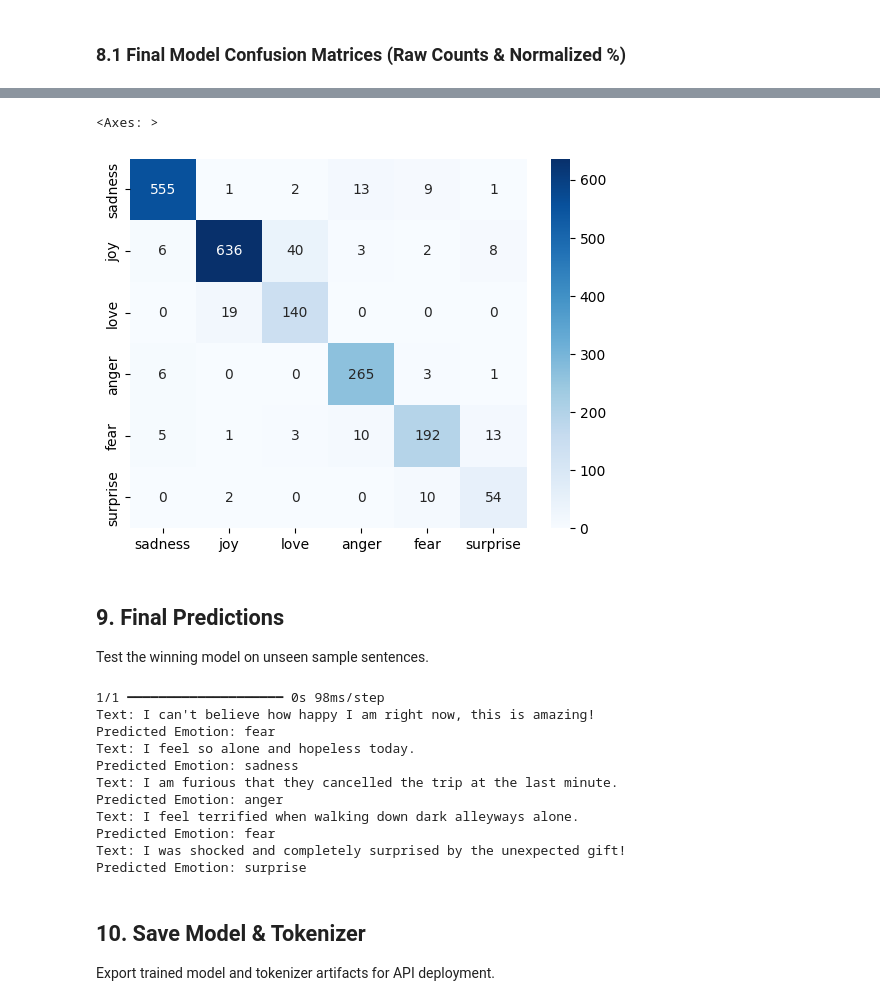
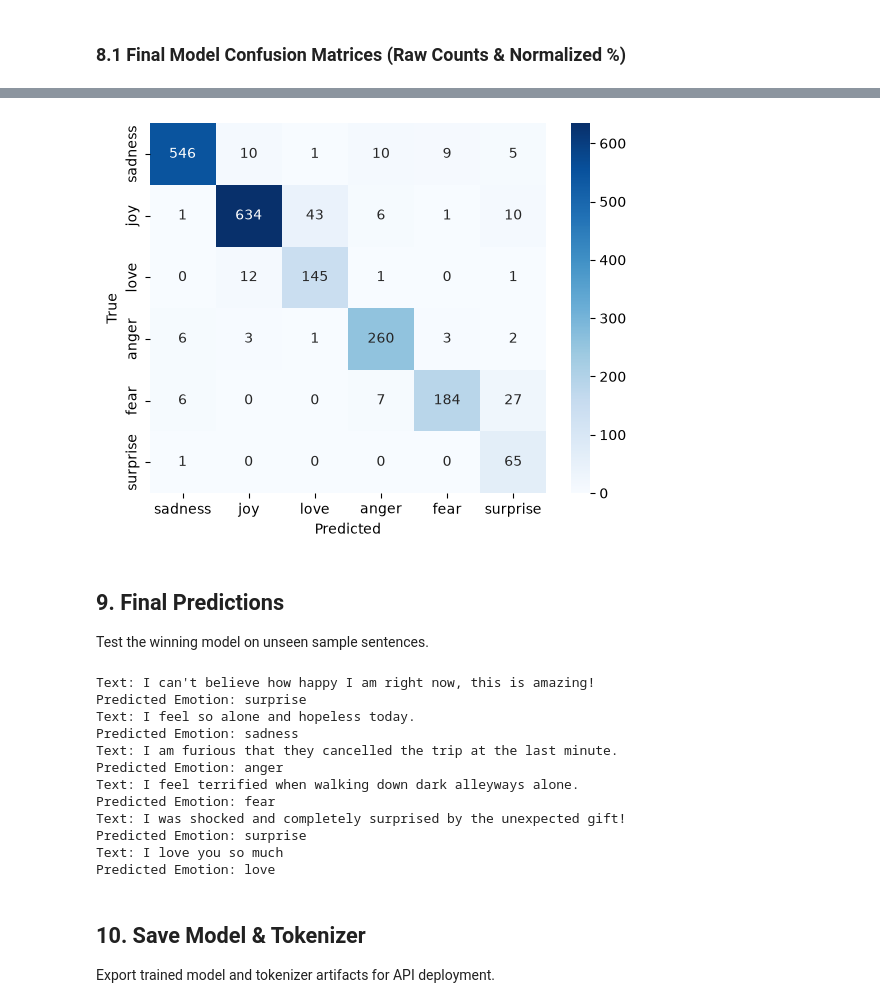
Before and after one commit to araikwar745/NLP_PROJECT_EMOTION_PREDICTION, a Jupyter notebook: final_clean.ipynb, the cells around one changed output, grey strips where cells are left out. Cells and saved outputs as stored; diff of their text form; code cells hidden in the pictures.

Commit message:
Fix padding masking, validation split, input checks, empty bars; retrain BiGRU (test 91.7%); pin Python 3.12 / keras; add README and report

```diff
--- a/final_clean.ipynb
+++ b/final_clean.ipynb
@@ -85,23 +101,29 @@ Tokenize text, pad sequences to max length 50, and convert labels to NumPy array
 # %%
 from tensorflow.keras.preprocessing.text import Tokenizer
 from tensorflow.keras.preprocessing.sequence import pad_sequences
-max_words = 10000
+max_words  = 10000
+max_length = 50
+
+for df in (df_train, df_val, df_test):
+    df['clean'] = df['text'].apply(preprocess_text)
 
 tokenizer = Tokenizer(num_words=max_words, oov_token='<unk>')
-tokenizer.fit_on_texts(df_train['text'])
+tokenizer.fit_on_texts(df_train['clean'])
 
-train_sequence = tokenizer.texts_to_sequences(df_train['text'])
-test_sequenece = tokenizer.texts_to_sequences(df_test['text'])
 
-padded_train_sequence = pad_sequences(train_sequence,maxlen=50,padding='post', truncating='post')
-padded_test_sequence = pad_sequences(test_sequenece ,maxlen=50,padding='post', truncating='post')
+def to_padded(texts):
+    return pad_sequences(tokenizer.texts_to_sequences(texts), maxlen=max_length, padding='post', truncating='post')
+
+
+padded_train_sequence = to_padded(df_train['clean'])
+padded_val_sequence   = to_padded(df_val['clean'])
+padded_test_sequence  = to_padded(df_test['clean'])
 
 train_labels = np.array(train_label)
+val_labels   = np.array(val_label)
 test_labels  = np.array(test_label)
 
 num_classes = len(np.unique(train_labels))
-num_classes
-
 
 print(f"Vocabulary Size: {len(tokenizer.word_index)}")
 print(f"Max Sentence Length: {padded_train_sequence.shape[1]}")
@@ -283,7 +279,7 @@ Enhance GRU with Bidirectional layers, 300D embeddings, and 0.5 dropout regulari
 from tensorflow.keras.layers import Bidirectional
 
 BiGRU = Sequential([
-    Embedding(input_dim = max_words, output_dim = 300 , input_length = 50),
+    Embedding(input_dim = max_words, output_dim = 300, mask_zero=True),
     Bidirectional(GRU(128, return_sequences=True)),
     Dropout(0.5),
     Bidirectional(GRU(64)),
@@ -321,7 +317,7 @@ Model: "sequential_5"
 BiGRU.fit(
     padded_train_sequence,
     train_labels,
-    validation_data=(padded_test_sequence, test_labels),
+    validation_data=(padded_val_sequence, val_labels),
     epochs = 20,
     batch_size=32,
     class_weight=class_weight_dict,
@@ -359,4 +340,7 @@ Consolidate test metrics, plot raw & normalized confusion matrices, and analyze
 # %% [markdown]
 ### 8.1 Final Model Confusion Matrices (Raw Counts & Normalized %)
 # %%
-# sadness=5%,joy=14%,anger=67%,love=9%,suprise=50%,fear=2%
+from sklearn.metrics import classification_report
+
+BiGRU_predictions = np.argmax(BiGRU.predict(padded_test_sequence, verbose=0), axis=1)
+print(classification_report(test_labels, BiGRU_predictions, target_names=label_names, digits=3))
@@ -363,8 +360,7 @@ Consolidate test metrics, plot raw & normalized confusion matrices, and analyze
 # %%
 from sklearn.metrics import confusion_matrix
 
-BiGRU_predictions = np.argmax(BiGRU.predict(padded_test_sequence),axis=1)
-
-sns.heatmap(confusion_matrix(test_label, BiGRU_predictions),annot=True, fmt='d', cmap='Blues', xticklabels=label_names, yticklabels=label_names)
-#
+sns.heatmap(confusion_matrix(test_labels, BiGRU_predictions), annot=True, fmt='d', cmap='Blues',
+            xticklabels=label_names, yticklabels=label_names)
+plt.xlabel('Predicted'); plt.ylabel('True'); plt.show()
 # %% [output]
@@ -372,5 +367,4 @@ sns.heatmap(confusion_matrix(test_label, BiGRU_predictions),annot=True, fmt='d',
-<Axes: >
-[figure, old version]
+[figure, new version]
 # %% [markdown]
 ## 9. Final Predictions
 Test the winning model on unseen sample sentences.
@@ -380,20 +374,18 @@ sample_texts = [
     "I feel so alone and hopeless today.",
     "I am furious that they cancelled the trip at the last minute.",
     "I feel terrified when walking down dark alleyways alone.",
-    "I was shocked and completely surprised by the unexpected gift!"
+    "I was shocked and completely surprised by the unexpected gift!",
+    "I love you so much",
 ]
 
-sample_sequences = tokenizer.texts_to_sequences(sample_texts)
-sample_padded_sequences = pad_sequences(sample_sequences, maxlen=50, padding='post', truncating='post')
+sample_padded_sequences = to_padded([preprocess_text(t) for t in sample_texts])
+sample_predictions = np.argmax(BiGRU.predict(sample_padded_sequences, verbose=0), axis=1)
 
-sample_predictions = np.argmax(BiGRU.predict(sample_padded_sequences), axis=1)
-
-for i in range(len(sample_texts)):
-  print(f'Text: {sample_texts[i]}\nPredicted Emotion: {label_names[sample_predictions[i]]}')
+for text, pred in zip(sample_texts, sample_predictions):
+    print(f'Text: {text}\nPredicted Emotion: {label_names[pred]}')
 # %% [output]
-1/1 ━━━━━━━━━━━━━━━━━━━━ 0s 98ms/step
 Text: I can't believe how happy I am right now, this is amazing!
-Predicted Emotion: fear
+Predicted Emotion: surprise
 Text: I feel so alone and hopeless today.
 Predicted Emotion: sadness
 Text: I am furious that they cancelled the trip at the last minute.
@@ -402,6 +394,8 @@ Text: I feel terrified when walking down dark alleyways alone.
 Predicted Emotion: fear
 Text: I was shocked and completely surprised by the unexpected gift!
 Predicted Emotion: surprise
+Text: I love you so much
+Predicted Emotion: love
 # %% [markdown]
 ## 10. Save Model & Tokenizer
 Export trained model and tokenizer artifacts for API deployment.
```
Also changed, not shown: parts of 19 cells of this notebook, 11 other files.
